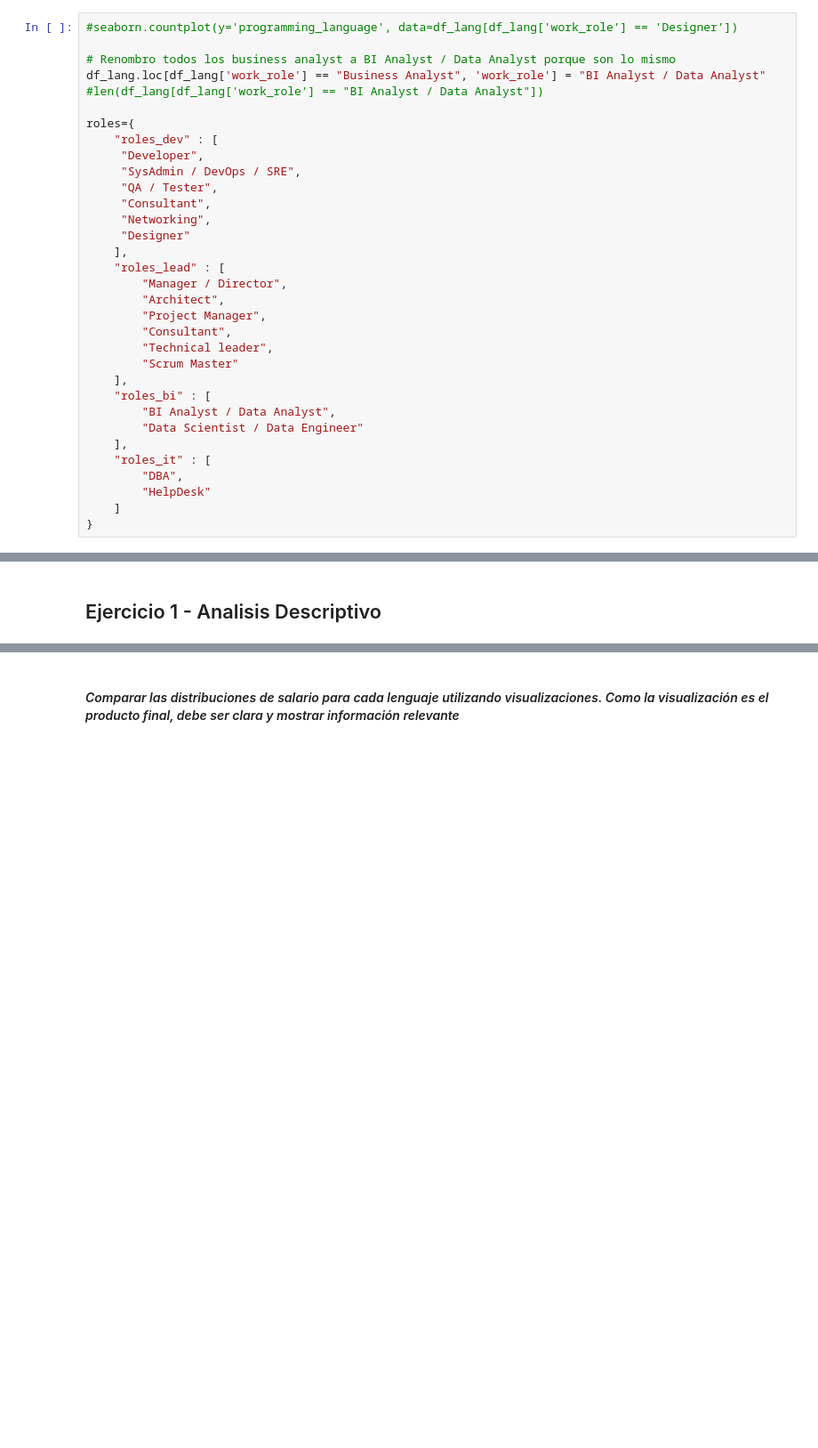
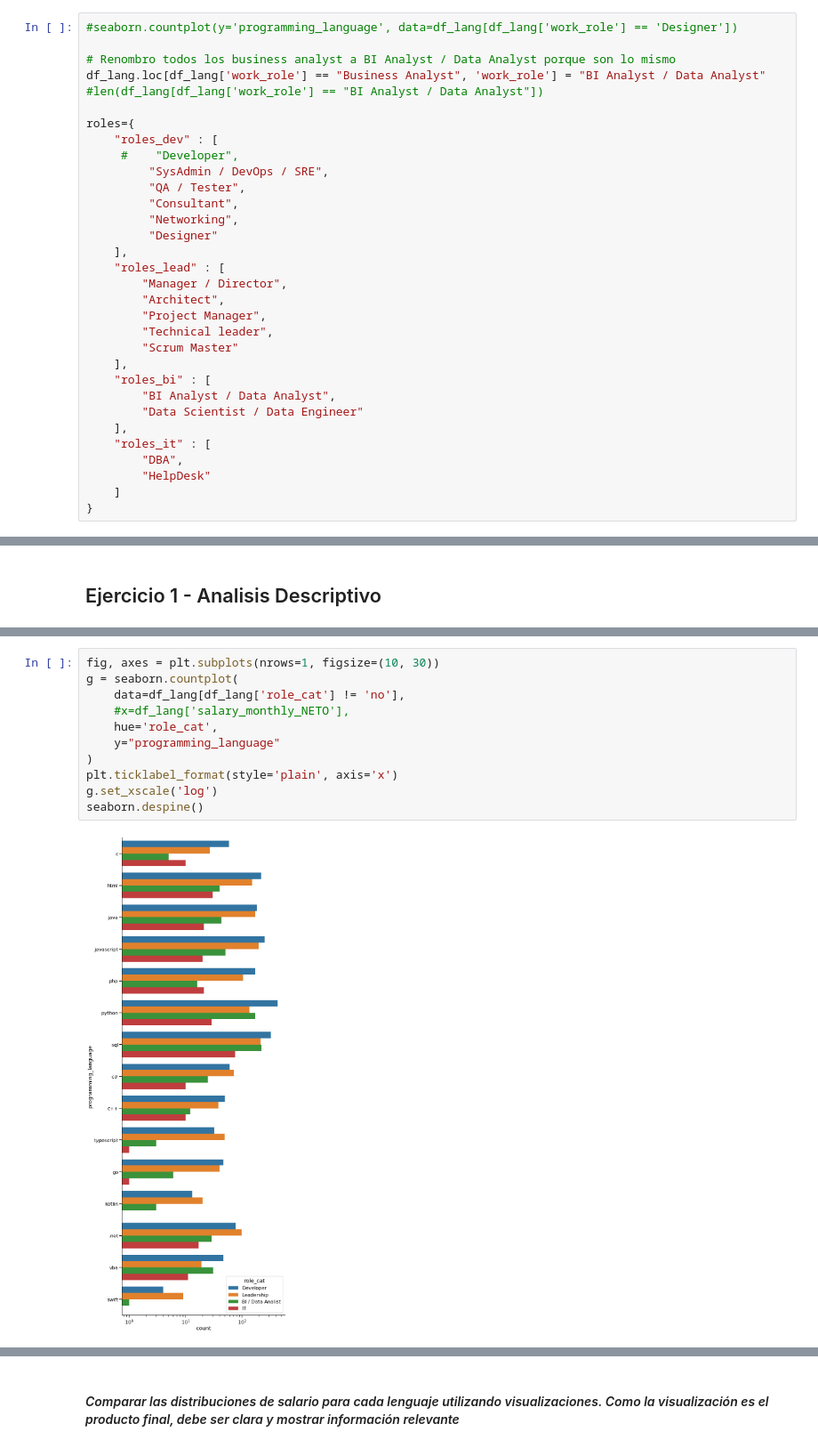
Before and after one commit to neolaand/diplodatos, a Jupyter notebook: entregable_rtas.ipynb, the cells around one changed output, grey strips where cells are left out. Shown at 89% size. Drawn from its saved outputs; the diff is of its cells as text; blank space fills up the shorter version.

```diff
--- a/entregable_rtas.ipynb
+++ b/entregable_rtas.ipynb
@@ -202,18 +214,17 @@ df_lang.loc[df_lang['work_role'] == "Business Analyst", 'work_role'] = "BI Analy
 
 roles={
     "roles_dev" : [
-     "Developer",
-     "SysAdmin / DevOps / SRE",
-     "QA / Tester",
-     "Consultant",
-     "Networking",
-     "Designer"
+     #    "Developer",
+         "SysAdmin / DevOps / SRE",
+         "QA / Tester",
+         "Consultant",
+         "Networking",
+         "Designer"
     ],
     "roles_lead" : [
         "Manager / Director",
         "Architect",
         "Project Manager",
-        "Consultant",
         "Technical leader",
         "Scrum Master"
     ],
@@ -315,0 +309,13 @@ NameError: name 'filtered_df_lang' is not defined
+# %%
+fig, axes = plt.subplots(nrows=1, figsize=(10, 30))
+g = seaborn.countplot(
+    data=df_lang[df_lang['role_cat'] != 'no'],
+    #x=df_lang['salary_monthly_NETO'],
+    hue='role_cat',
+    y="programming_language"
+)
+plt.ticklabel_format(style='plain', axis='x')
+g.set_xscale('log')
+seaborn.despine()
+# %% [output]
+[figure, added]
```
Also changed, not shown: parts of 40 cells of this notebook, 3 other files.
